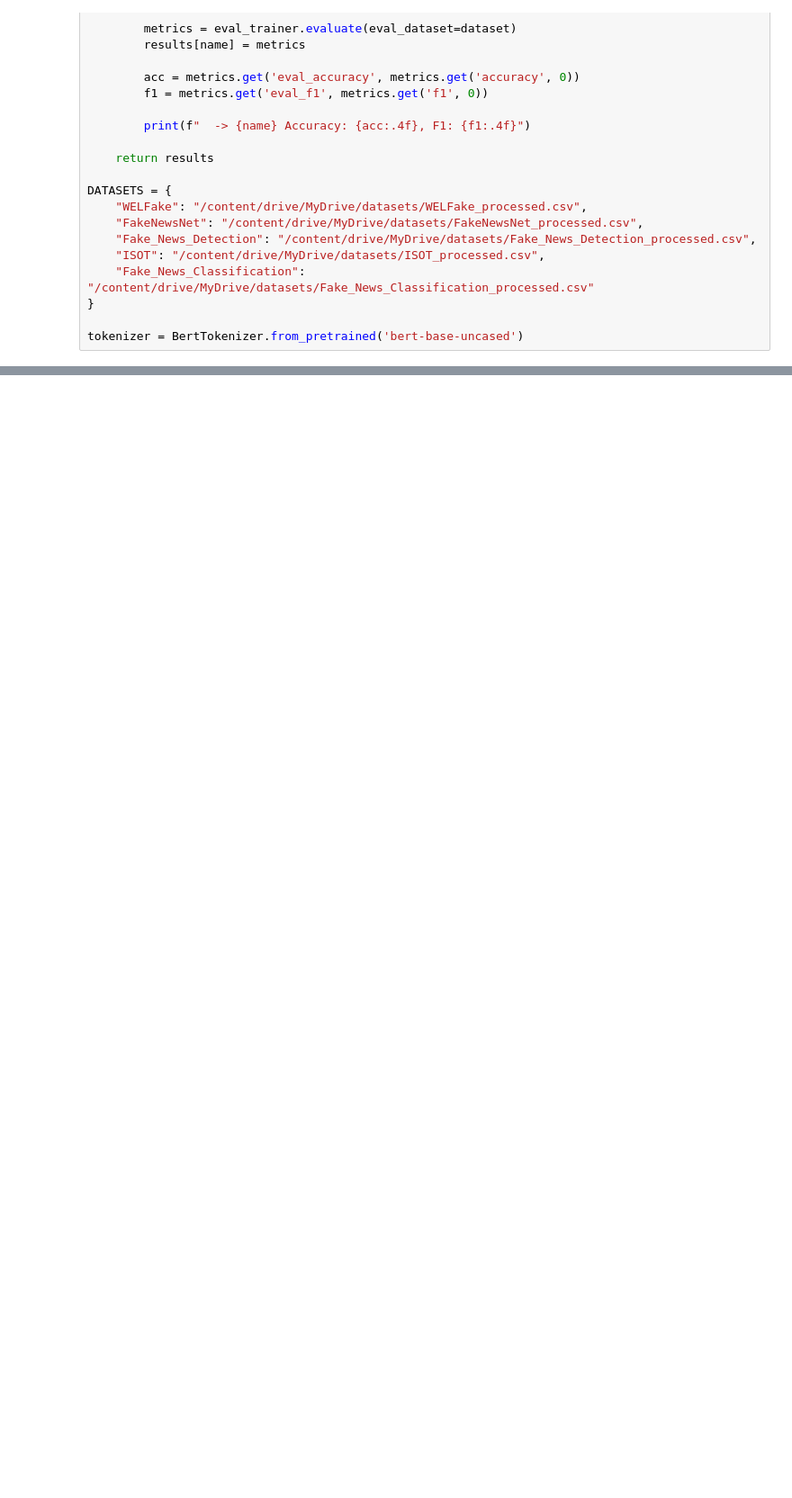
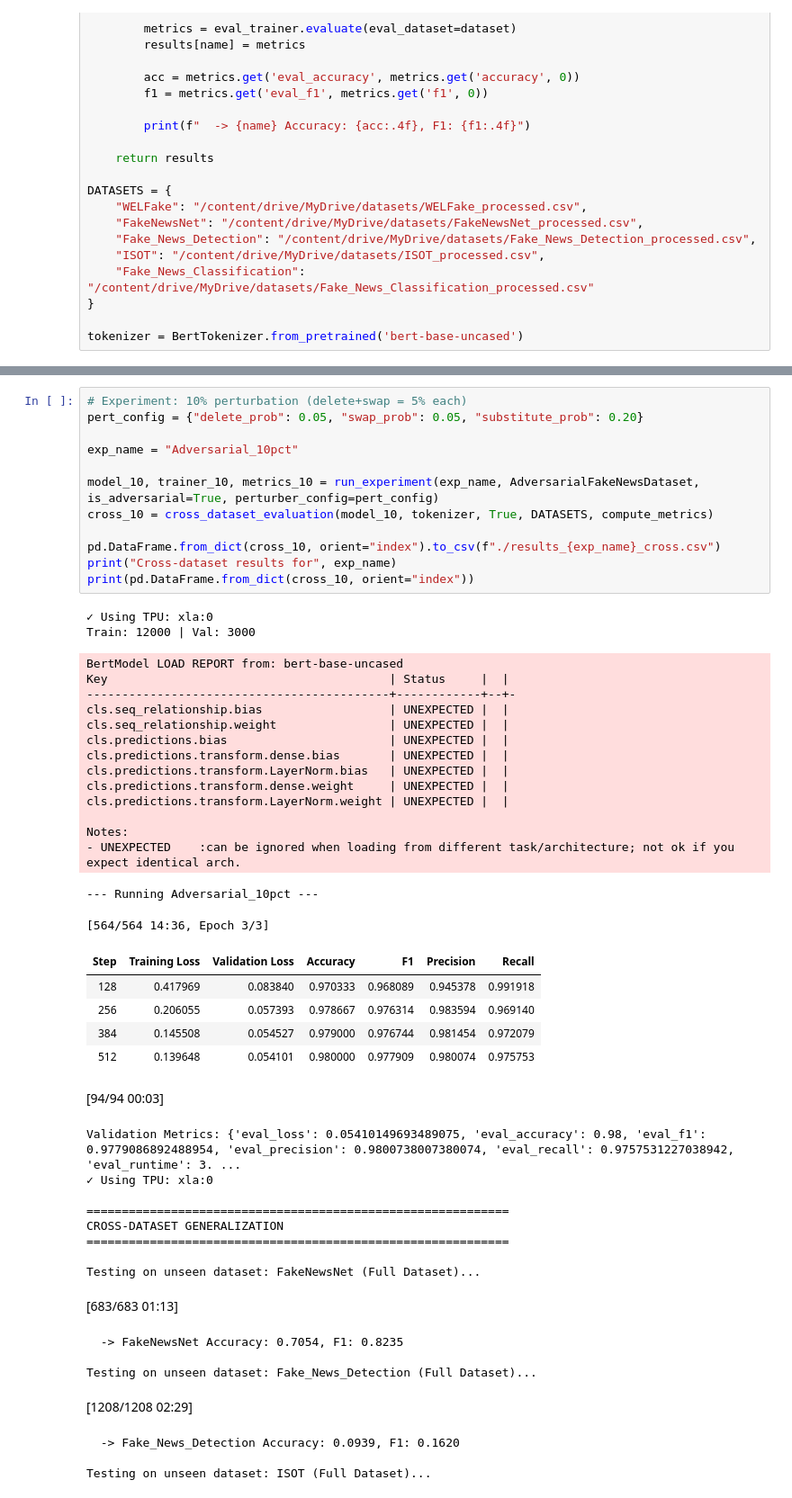
Before and after one commit to sadjordan/Detecting-Fake-News-with-Deep-Learning, a Jupyter notebook: Code/dataset_processing/Proposed_Model_Adversarial_BERT.ipynb, the cells around one changed output, grey strips where cells are left out. Shown at 90% size. Cells and saved outputs as stored; diff of their text form; blank space fills up the shorter version.

Commit message:
Proposed model, and reporting on baseline results

```diff
--- a/Code/dataset_processing/Proposed_Model_Adversarial_BERT.ipynb
+++ b/Code/dataset_processing/Proposed_Model_Adversarial_BERT.ipynb
@@ -719,0 +689,52 @@ Testing on unseen dataset: Fake_News_Classification (Full Dataset)...
+# %%
+# Experiment: 10% perturbation (delete+swap = 5% each)
+pert_config = {"delete_prob": 0.05, "swap_prob": 0.05, "substitute_prob": 0.20}
+
+exp_name = "Adversarial_10pct"
+
+model_10, trainer_10, metrics_10 = run_experiment(exp_name, AdversarialFakeNewsDataset, is_adversarial=True, perturber_config=pert_config)
+cross_10 = cross_dataset_evaluation(model_10, tokenizer, True, DATASETS, compute_metrics)
+
+pd.DataFrame.from_dict(cross_10, orient="index").to_csv(f"./results_{exp_name}_cross.csv")
+print("Cross-dataset results for", exp_name)
+print(pd.DataFrame.from_dict(cross_10, orient="index"))
+# %% [output]
+✓ Using TPU: xla:0
+Train: 12000 | Val: 3000
+BertModel LOAD REPORT from: bert-base-uncased
+Key                                        | Status     |  |
+-------------------------------------------+------------+--+-
+cls.seq_relationship.bias                  | UNEXPECTED |  |
+cls.seq_relationship.weight                | UNEXPECTED |  |
+cls.predictions.bias                       | UNEXPECTED |  |
+cls.predictions.transform.dense.bias       | UNEXPECTED |  |
+cls.predictions.transform.LayerNorm.bias   | UNEXPECTED |  |
+cls.predictions.transform.dense.weight     | UNEXPECTED |  |
+cls.predictions.transform.LayerNorm.weight | UNEXPECTED |  |
+
+Notes:
+- UNEXPECTED    :can be ignored when loading from different task/architecture; not ok if you expect identical arch.
+--- Running Adversarial_10pct ---
+[564/564 14:36, Epoch 3/3]
+| Step | Training Loss | Validation Loss | Accuracy | F1 | Precision | Recall |
+| 128 | 0.417969 | 0.083840 | 0.970333 | 0.968089 | 0.945378 | 0.991918 |
+| 256 | 0.206055 | 0.057393 | 0.978667 | 0.976314 | 0.983594 | 0.969140 |
+| 384 | 0.145508 | 0.054527 | 0.979000 | 0.976744 | 0.981454 | 0.972079 |
+| 512 | 0.139648 | 0.054101 | 0.980000 | 0.977909 | 0.980074 | 0.975753 |
+[94/94 00:03]
+Validation Metrics: {'eval_loss': 0.05410149693489075, 'eval_accuracy': 0.98, 'eval_f1': 0.9779086892488954, 'eval_precision': 0.9800738007380074, 'eval_recall': 0.9757531227038942, 'eval_runtime': 3. ...
+✓ Using TPU: xla:0
+
+============================================================
+CROSS-DATASET GENERALIZATION
+============================================================
+
+Testing on unseen dataset: FakeNewsNet (Full Dataset)...
+[683/683 01:13]
+  -> FakeNewsNet Accuracy: 0.7054, F1: 0.8235
+
+Testing on unseen dataset: Fake_News_Detection (Full Dataset)...
+[1208/1208 02:29]
+  -> Fake_News_Detection Accuracy: 0.0939, F1: 0.1620
+
+Testing on unseen dataset: ISOT (Full Dataset)...
```
Also changed, not shown: parts of 15 cells of this notebook, 3 other files.
